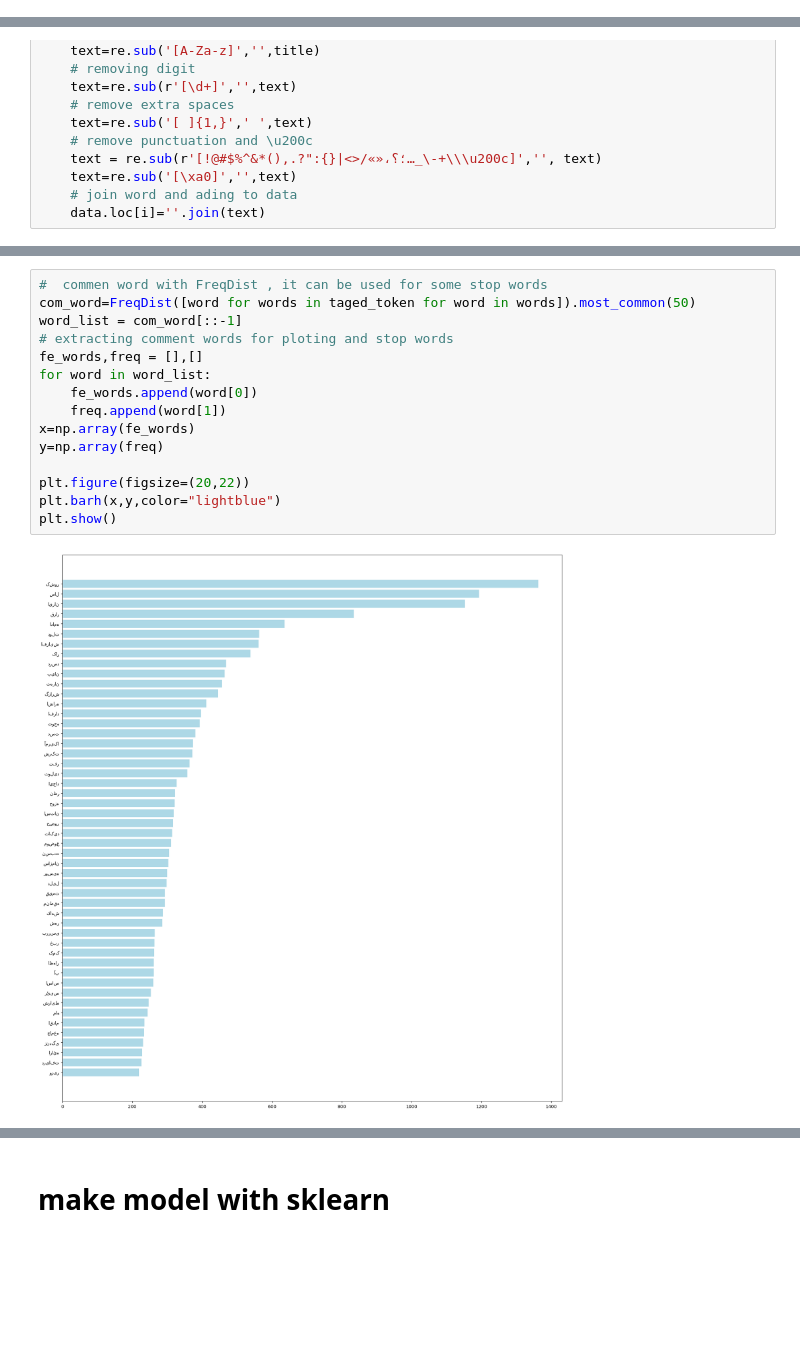
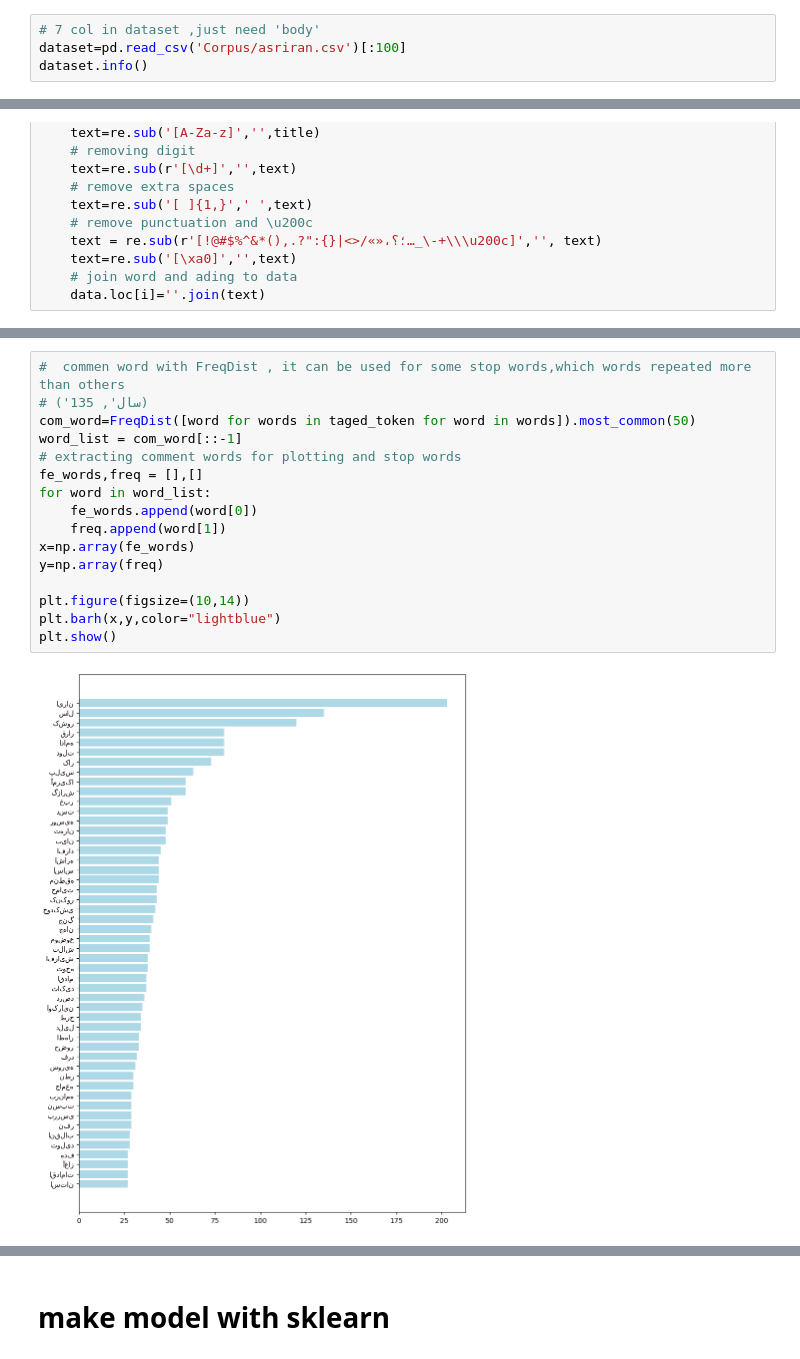
Before and after one commit to mansoorhamidzadeh/natural-language-processing, a Jupyter notebook: persian_news_topic_modeling.ipynb, the cells around one changed output, grey strips where cells are left out. Cells and saved outputs as stored; diff of their text form; blank space fills up the shorter version.

```diff
--- a/persian_news_topic_modeling.ipynb
+++ b/persian_news_topic_modeling.ipynb
@@ -35,0 +43,4 @@ dataset=pd.read_csv('asriran.csv')[:1000]
+# %%
+# 7 col in dataset ,just need 'body'
+dataset=pd.read_csv('Corpus/asriran.csv')[:100]
+dataset.info()
@@ -117,20 +160,21 @@ for word in token:
             nouns.append(word)
     taged_token.append(nouns)
 # %%
-#  commen word with FreqDist , it can be used for some stop words
+#  commen word with FreqDist , it can be used for some stop words,which words repeated more than others
+# ('سال', 135)
 com_word=FreqDist([word for words in taged_token for word in words]).most_common(50)
 word_list = com_word[::-1]
-# extracting comment words for ploting and stop words
+# extracting comment words for plotting and stop words
 fe_words,freq = [],[]
 for word in word_list:
     fe_words.append(word[0])
     freq.append(word[1])
 x=np.array(fe_words)
 y=np.array(freq)
 
-plt.figure(figsize=(20,22))
+plt.figure(figsize=(10,14))
 plt.barh(x,y,color="lightblue")
 plt.show()
 # %% [output]
-[figure, old version]
+[figure, new version]
 # %%
```
Also changed, not shown: parts of 18 cells of this notebook.
